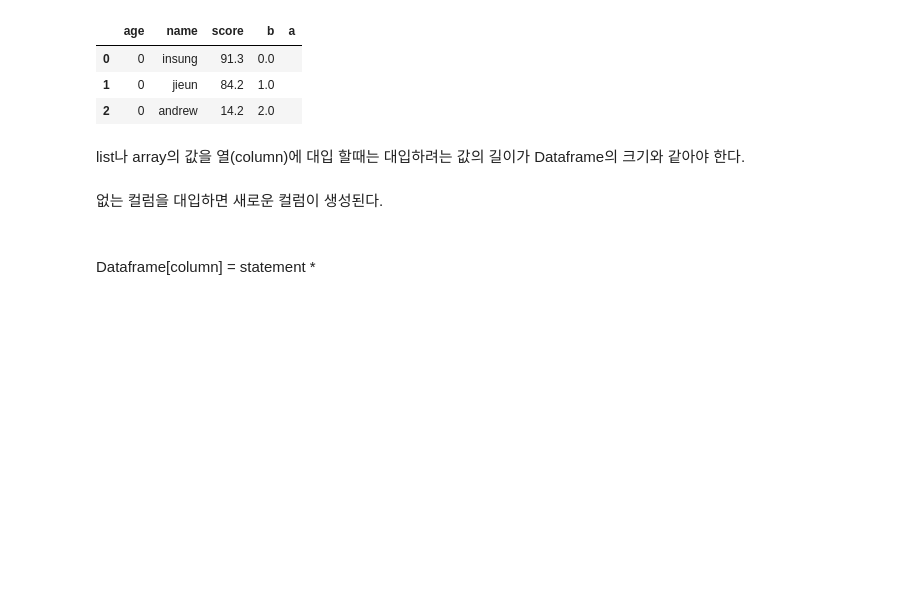
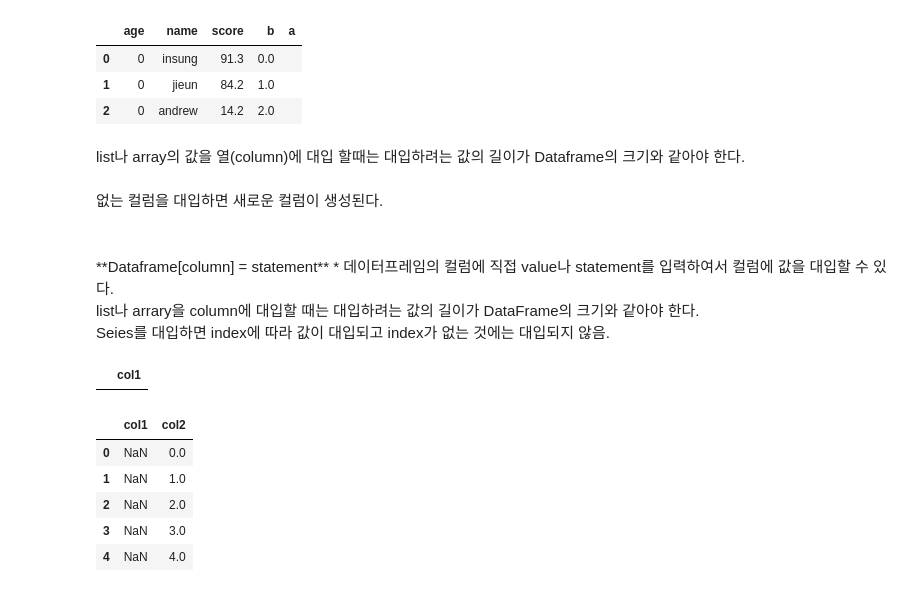
Before and after one commit to NinCastle/Study_Python, a Jupyter notebook: Pandas/Pandas_Basic.ipynb, the cells around one changed output. Saved outputs shown, nothing was run; the diff lists cells and outputs as text; code cells hidden in the pictures; blank space fills up the shorter version.

```diff
--- a/Pandas/Pandas_Basic.ipynb
+++ b/Pandas/Pandas_Basic.ipynb
@@ -326,7 +326,26 @@ df
 list나 array의 값을 열(column)에 대입 할때는 대입하려는 값의 길이가 Dataframe의 크기와 같아야 한다.<br>
 <br>
 없는 컬럼을 대입하면 새로운 컬럼이 생성된다.
-# %% [markdown]
-<br>
-Dataframe[column] = statement
-*
+# %% [markdown]
+<br>
+**Dataframe[column] = statement**
+* 데이터프레임의 컬럼에 직접 value나 statement를 입력하여서 컬럼에 값을 대입할 수 있다.<br>
+list나 arrary을 column에 대입할 때는 대입하려는 값의 길이가 DataFrame의 크기와 같아야 한다.<br>
+Seies를 대입하면 index에 따라 값이 대입되고 index가 없는 것에는 대입되지 않음.<br>
+# %%
+df = DataFrame()
+
+df['col1'] = 16.5
+df
+# %% [output]
+|  | col1 |
+# %%
+df['col2'] = np.arange(5.)
+df
+# %% [output]
+|  | col1 | col2 |
+| 0 | NaN | 0.0 |
+| 1 | NaN | 1.0 |
+| 2 | NaN | 2.0 |
+| 3 | NaN | 3.0 |
+| 4 | NaN | 4.0 |
```
Also changed, not shown: parts of 17 cells of this notebook.
